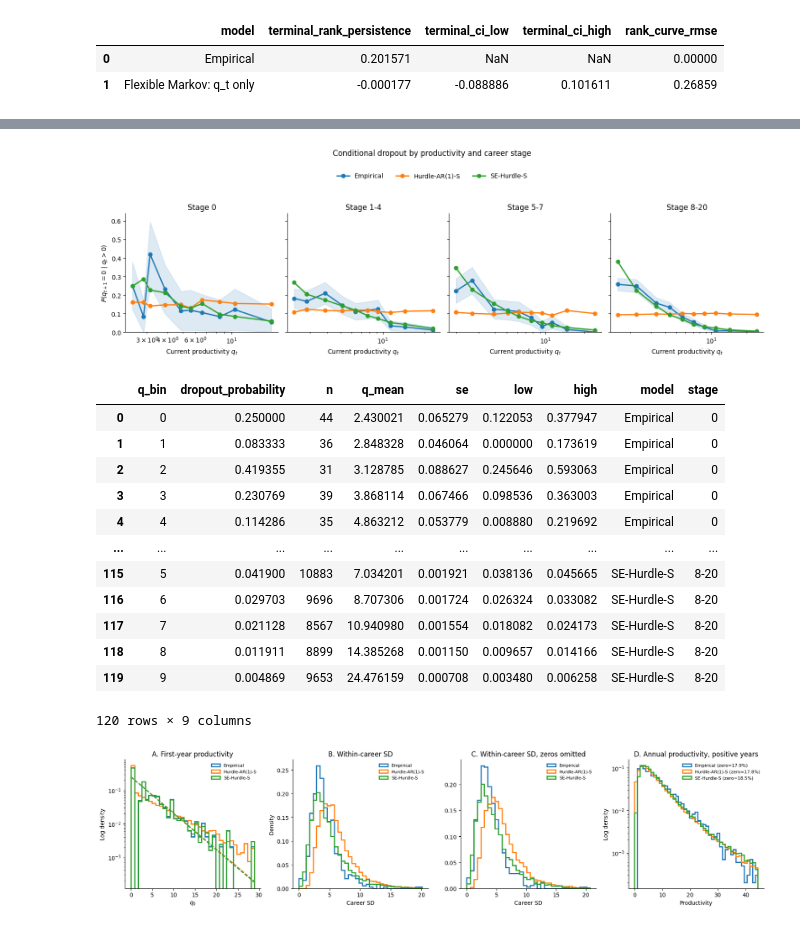
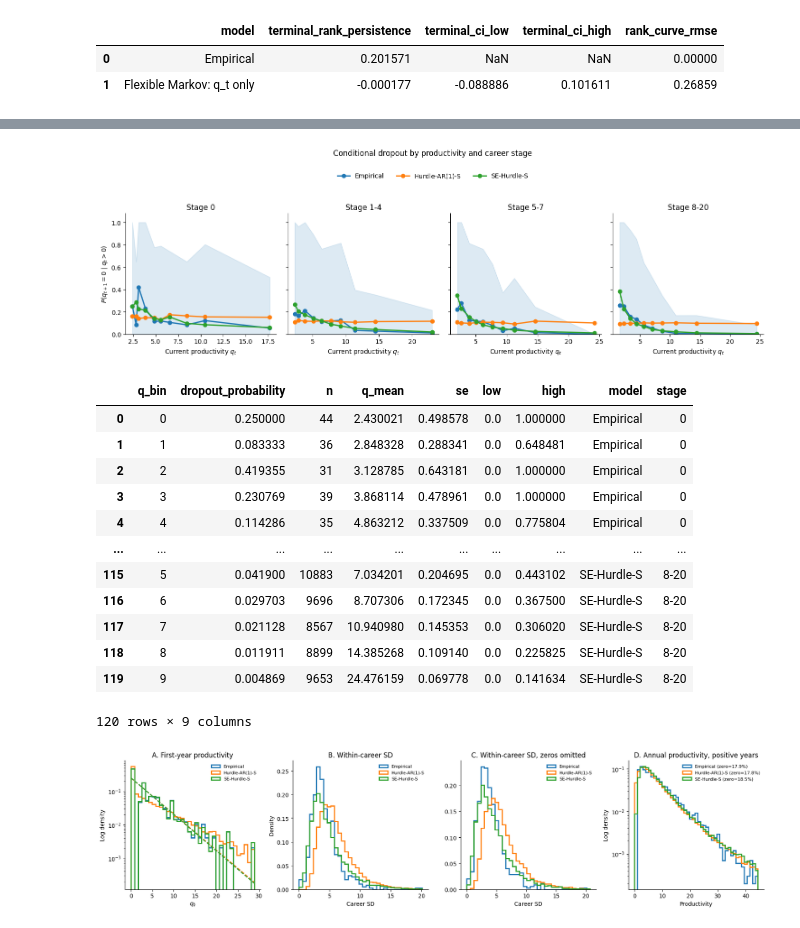
Before and after one commit to crabwife/spaarw_followup, a Jupyter notebook: self exciting/src/SE-Hurdle-S.ipynb, the cells around one changed output, grey strips where cells are left out. Cells and saved outputs as stored; diff of their text form; code cells hidden in the pictures.

```diff
--- a/self exciting/src/self_exciting_vs_hurdle_ar1_with_laplace.ipynb
+++ b/self exciting/src/SE-Hurdle-S.ipynb
@@ -1526,7 +1536,7 @@ def exponential_power_fit(values, rng):
     lap_q = stats.laplace.ppf(p, loc=lap_loc, scale=lap_scale)
 
     gof_values = rng.choice(values, size=min(3000, len(values)), replace=False)
-    gof = stats.goodness_of_fit(ßstats.gennorm,gof_values,statistic='ad',n_mc_samples=199,random_state=rng)
+    gof = stats.goodness_of_fit(stats.gennorm,gof_values,statistic='ad',n_mc_samples=199,random_state=rng)
 
     lr = max(0, 2 * (ll_ep - ll_lap))
 
@@ -1634,7 +1644,7 @@ for stage in STAGE_ORDER:
 
         fitted['q_mean'] = fitted['q_bin'].map(centers)
 
-        fitted['se'] = np.sqrt(fitted['dropout_probability'] * (1 - fitted['dropout_probability'] / fitted['n'])
+        fitted['se'] = np.sqrt(fitted['dropout_probability'] * (1 - fitted['dropout_probability'] / fitted['n']))
 
         fitted['low'] = (fitted['dropout_probability']- 1.96 * fitted['se']).clip(0, 1)
 
@@ -1656,46 +1666,46 @@ for ax, stage in zip(axes, STAGE_ORDER):
         d = stage_data[stage_data['model'].eq(model_label)]
 
         line, = ax.plot(d['q_mean'],d['dropout_probability'],marker='o',linewidth=2,label=model_label)
 
         if model_label == 'Empirical':
             ax.fill_between(d['q_mean'],d['low'],d['high'],alpha=0.15,color=line.get_color())
 
     #ax.set_xscale('log')
     ax.set(title=f'Stage {stage}',xlabel=r'Current productivity $q_t$',ylim=(0,conditional_dropout['high'].max() * 1.08))
 
     ax.spines[['top', 'right']].set_visible(False)
 
 axes[0].set_ylabel(r'$P(q_{t+1}=0\mid q_t>0)$')
 
 handles, labels = axes[0].get_legend_handles_labels()
 
 fig.legend(handles,labels,loc='upper center',bbox_to_anchor=(0.5, 1.08),ncol=3,frameon=False)
 
 fig.suptitle('Conditional dropout by productivity and career stage',y=1.18)
 
 fig.tight_layout()
 
 fig.savefig(FIG_DIR / 'conditional_dropout.png',dpi=DPI,bbox_inches='tight')
 
 plt.show()
 
 conditional_dropout.to_csv( RESULT_DIR / 'conditional_dropout.csv',index=False)
 
 conditional_dropout
 # %% [output]
-[figure, old version]
+[figure, new version]
 |  | q_bin | dropout_probability | n | q_mean | se | low | high | model | stage |
-| 0 | 0 | 0.250000 | 44 | 2.430021 | 0.065279 | 0.122053 | 0.377947 | Empirical | 0 |
-| 1 | 1 | 0.083333 | 36 | 2.848328 | 0.046064 | 0.000000 | 0.173619 | Empirical | 0 |
-| 2 | 2 | 0.419355 | 31 | 3.128785 | 0.088627 | 0.245646 | 0.593063 | Empirical | 0 |
-| 3 | 3 | 0.230769 | 39 | 3.868114 | 0.067466 | 0.098536 | 0.363003 | Empirical | 0 |
-| 4 | 4 | 0.114286 | 35 | 4.863212 | 0.053779 | 0.008880 | 0.219692 | Empirical | 0 |
+| 0 | 0 | 0.250000 | 44 | 2.430021 | 0.498578 | 0.0 | 1.000000 | Empirical | 0 |
+| 1 | 1 | 0.083333 | 36 | 2.848328 | 0.288341 | 0.0 | 0.648481 | Empirical | 0 |
+| 2 | 2 | 0.419355 | 31 | 3.128785 | 0.643181 | 0.0 | 1.000000 | Empirical | 0 |
+| 3 | 3 | 0.230769 | 39 | 3.868114 | 0.478961 | 0.0 | 1.000000 | Empirical | 0 |
+| 4 | 4 | 0.114286 | 35 | 4.863212 | 0.337509 | 0.0 | 0.775804 | Empirical | 0 |
 | ... | ... | ... | ... | ... | ... | ... | ... | ... | ... |
-| 115 | 5 | 0.041900 | 10883 | 7.034201 | 0.001921 | 0.038136 | 0.045665 | SE-Hurdle-S | 8-20 |
-| 116 | 6 | 0.029703 | 9696 | 8.707306 | 0.001724 | 0.026324 | 0.033082 | SE-Hurdle-S | 8-20 |
-| 117 | 7 | 0.021128 | 8567 | 10.940980 | 0.001554 | 0.018082 | 0.024173 | SE-Hurdle-S | 8-20 |
-| 118 | 8 | 0.011911 | 8899 | 14.385268 | 0.001150 | 0.009657 | 0.014166 | SE-Hurdle-S | 8-20 |
-| 119 | 9 | 0.004869 | 9653 | 24.476159 | 0.000708 | 0.003480 | 0.006258 | SE-Hurdle-S | 8-20 |
+| 115 | 5 | 0.041900 | 10883 | 7.034201 | 0.204695 | 0.0 | 0.443102 | SE-Hurdle-S | 8-20 |
+| 116 | 6 | 0.029703 | 9696 | 8.707306 | 0.172345 | 0.0 | 0.367500 | SE-Hurdle-S | 8-20 |
+| 117 | 7 | 0.021128 | 8567 | 10.940980 | 0.145353 | 0.0 | 0.306020 | SE-Hurdle-S | 8-20 |
+| 118 | 8 | 0.011911 | 8899 | 14.385268 | 0.109140 | 0.0 | 0.225825 | SE-Hurdle-S | 8-20 |
+| 119 | 9 | 0.004869 | 9653 | 24.476159 | 0.069778 | 0.0 | 0.141634 | SE-Hurdle-S | 8-20 |
 120 rows × 9 columns
 # %%
 def positive_career_sd(q):
```
Also changed, not shown: parts of 1 cell of this notebook, 1 other file.
